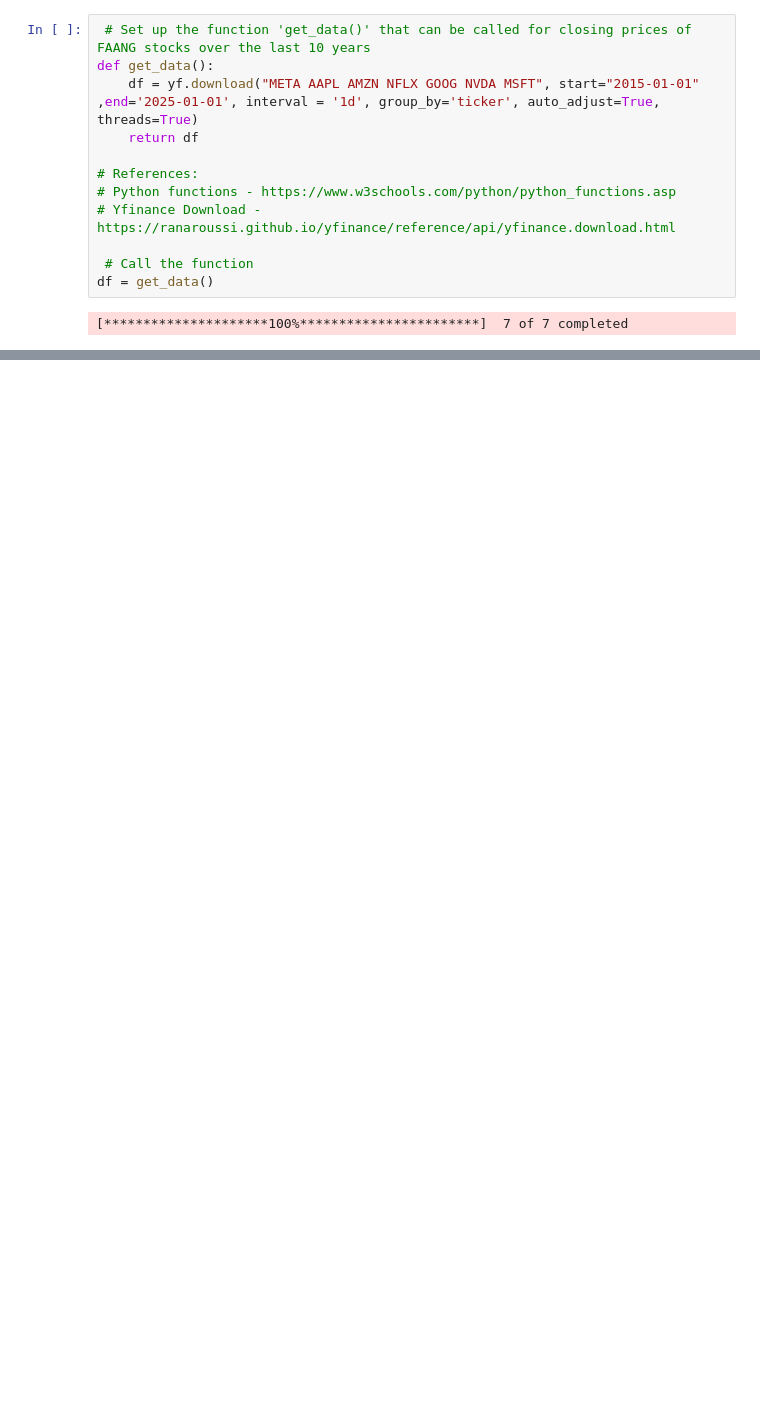
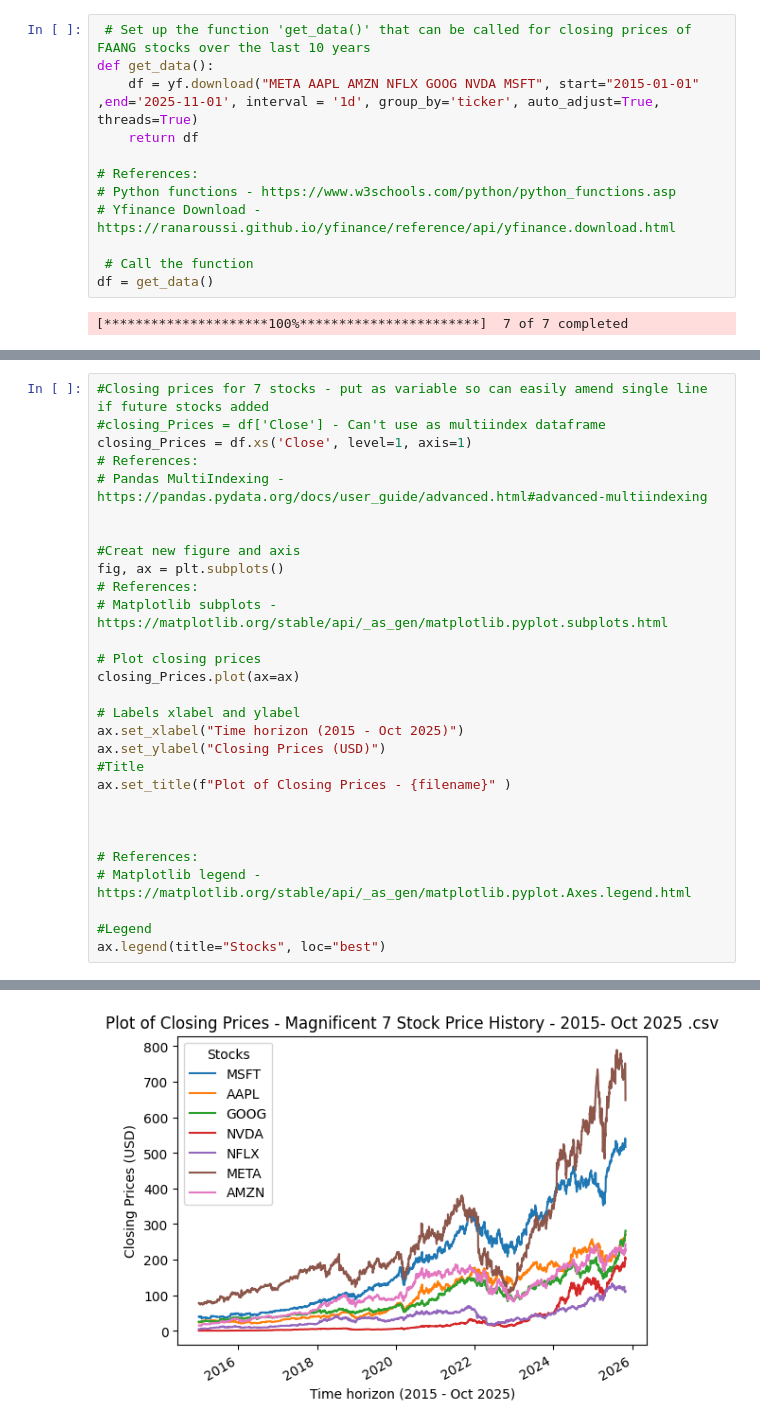
Before and after one commit to Mr-Scarf/programming-for-data-analytics, a Jupyter notebook: project/Project.ipynb, the cells around one changed output, grey strips where cells are left out. Cells and saved outputs as stored; diff of their text form; blank space fills up the shorter version.

Commit message:
Project Update - Csv saved, Analayse + Plot

```diff
--- a/project/Project.ipynb
+++ b/project/Project.ipynb
@@ -74,7 +74,7 @@ Successfully installed curl_cffi-0.13.0 frozendict-2.4.7 multitasking-0.0.12 pee
 # %%
  # Set up the function 'get_data()' that can be called for closing prices of FAANG stocks over the last 10 years
 def get_data():
-    df = yf.download("META AAPL AMZN NFLX GOOG NVDA MSFT", start="2015-01-01" ,end='2025-01-01', interval = '1d', group_by='ticker', auto_adjust=True, threads=True)
+    df = yf.download("META AAPL AMZN NFLX GOOG NVDA MSFT", start="2015-01-01" ,end='2025-11-01', interval = '1d', group_by='ticker', auto_adjust=True, threads=True)
     return df
 
 # References:
@@ -87,0 +168,30 @@ df = get_data()
+# %%
+#Closing prices for 7 stocks - put as variable so can easily amend single line if future stocks added
+#closing_Prices = df['Close'] - Can't use as multiindex dataframe
+closing_Prices = df.xs('Close', level=1, axis=1)
+# References:
+# Pandas MultiIndexing - https://pandas.pydata.org/docs/user_guide/advanced.html#advanced-multiindexing
+
+
+#Creat new figure and axis
+fig, ax = plt.subplots()
+# References:
+# Matplotlib subplots - https://matplotlib.org/stable/api/_as_gen/matplotlib.pyplot.subplots.html
+
+# Plot closing prices
+closing_Prices.plot(ax=ax)
+
+# Labels xlabel and ylabel
+ax.set_xlabel("Time horizon (2015 - Oct 2025)")
+ax.set_ylabel("Closing Prices (USD)")
+#Title
+ax.set_title(f"Plot of Closing Prices - {filename}" )
+
+
+
+# References:
+# Matplotlib legend - https://matplotlib.org/stable/api/_as_gen/matplotlib.pyplot.Axes.legend.html
+
+#Legend
+ax.legend(title="Stocks", loc="best")
+# %% [output]
@@ -87,0 +199 @@ df = get_data()
+[figure, added]
```
Also changed, not shown: parts of 8 cells of this notebook, 1 other file.
